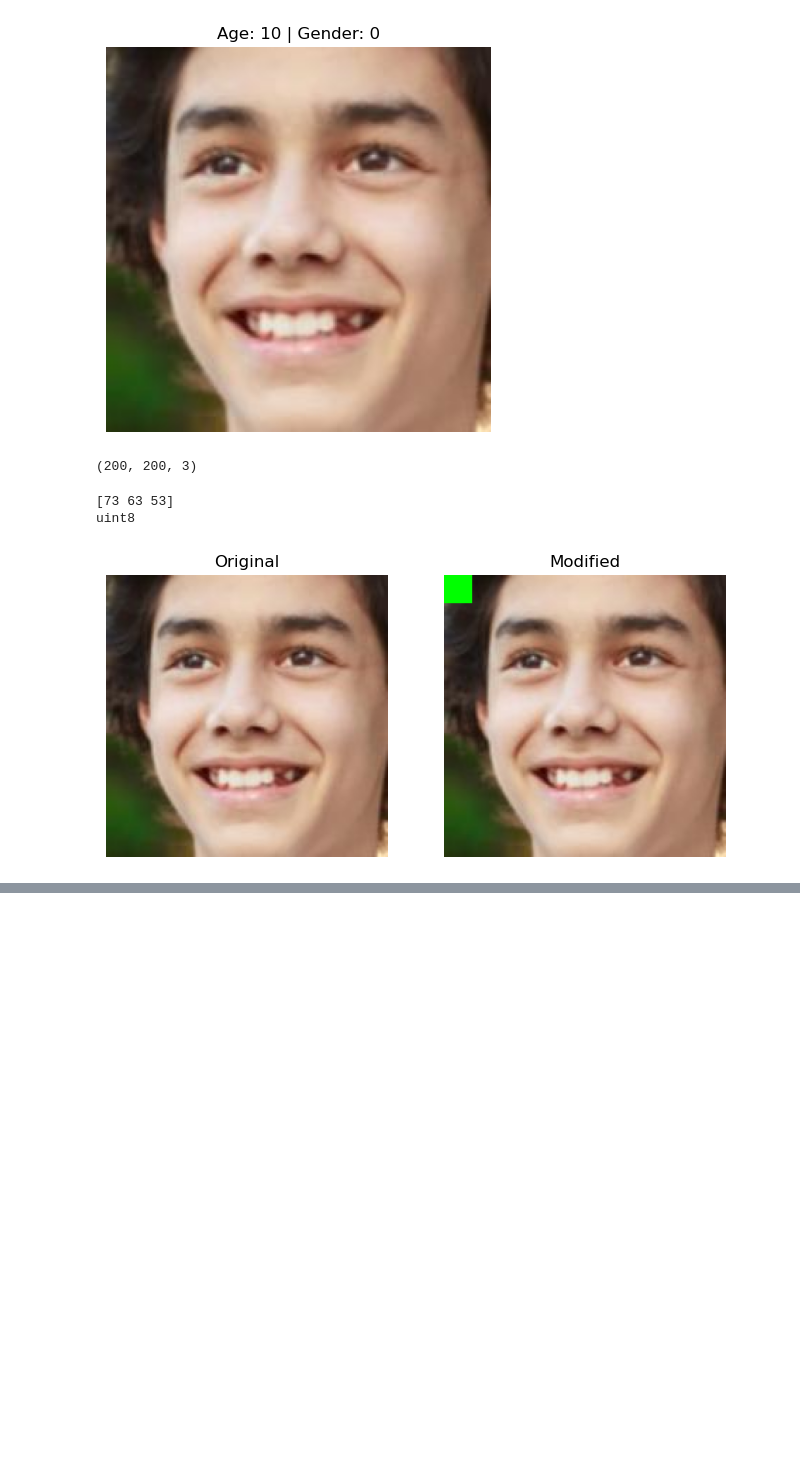
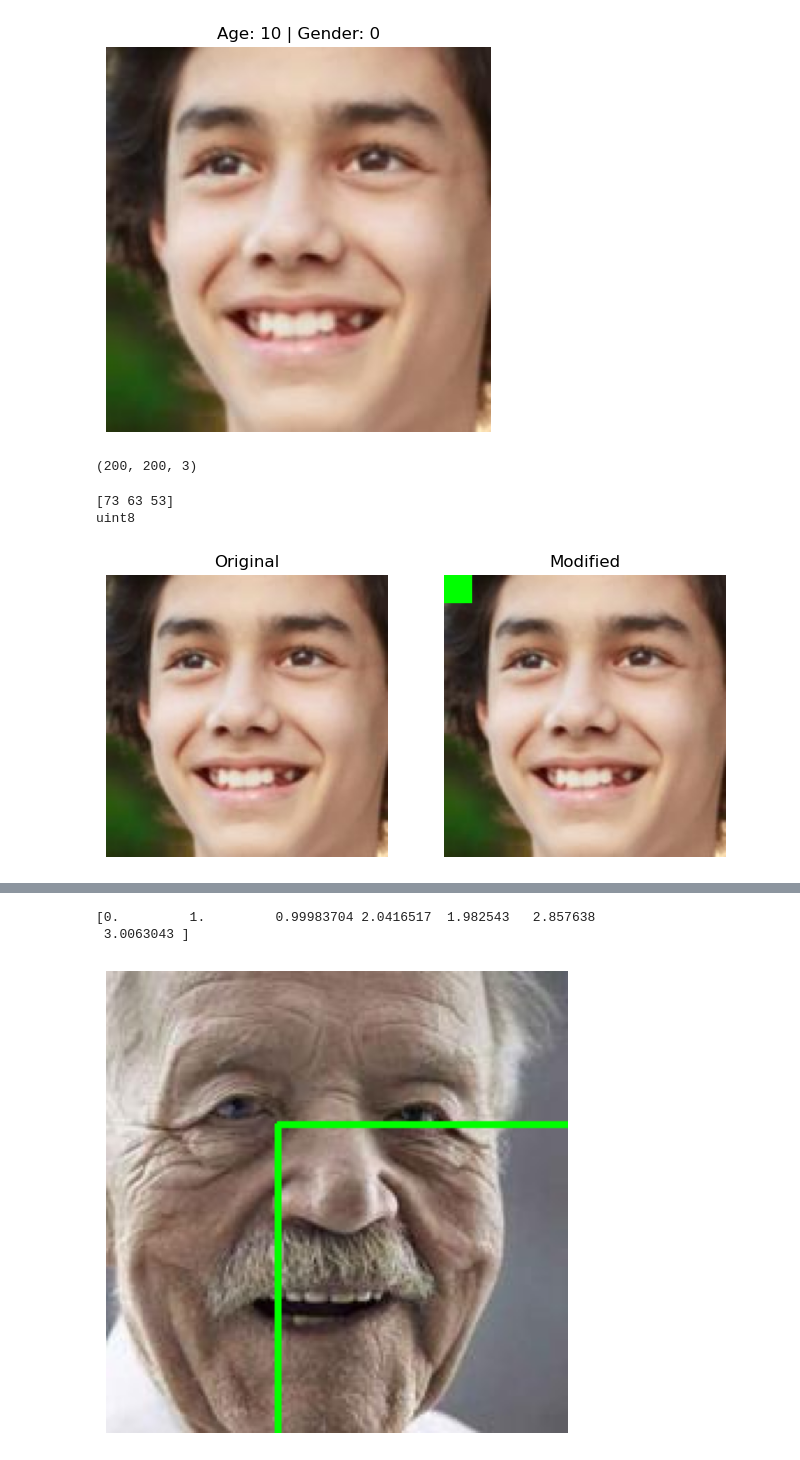
Before and after one commit to adri-chak/Gender-and-Age-Detector, a Jupyter notebook: GAdetector.ipynb, the cells around one changed output, grey strips where cells are left out. Drawn from its saved outputs; the diff is of its cells as text; code cells hidden in the pictures; blank space fills up the shorter version.

Commit message:
Models loaded and tesing

```diff
--- a/GAdetector.ipynb
+++ b/GAdetector.ipynb
@@ -150,0 +162,17 @@ plt.show()
+# %%
+faceNet=cv2.dnn.readNet(
+    "models/opencv_face_detector_uint8.pb",
+    "models/opencv_face_detector.pbtxt"
+)
+
+ageNet=cv2.dnn.readNet(
+    "models/age_net.caffemodel",
+    "models/age_deploy.prototxt"
+)
+
+genderNet=cv2.dnn.readNet(
+    "models/gender_net.caffemodel",
+    "models/gender_deploy.prototxt"
+)
+
+print("All models loaded successfully!")
@@ -150,0 +208,48 @@ plt.show()
+# %%
+print(detections[0,0,0])
+# %% [output]
+[0.         1.         0.99983704 2.0416517  1.982543   2.857638
+ 3.0063043 ]
+# %%
+img=cv2.imread("dataset/" + df.iloc[0]["filename"])
+
+h,w=img.shape[:2]
+
+blob=cv2.dnn.blobFromImage(
+    img,
+    1.0,
+    (300,300),
+    [104,117,123],
+    swapRB=False
+)
+
+faceNet.setInput(blob)
+detections=faceNet.forward()
+
+for i in range(detections.shape[2]):
+
+    confidence=detections[0,0,i,2]
+
+    if confidence>0.7:
+
+        x1 = int(detections[0,0,i,3] * w)
+        y1 = int(detections[0,0,i,4] * h)
+        x2 = int(detections[0,0,i,5] * w)
+        y2 = int(detections[0,0,i,6] * h)
+
+        cv2.rectangle(
+            img,
+            (x1,y1),
+            (x2,y2),
+            (0,255,0),
+            2
+        )
+
+img=cv2.cvtColor(img, cv2.COLOR_BGR2RGB)
+
+plt.figure(figsize=(6,6))
+plt.imshow(img)
+plt.axis("off")
+plt.show()
+# %% [output]
+[figure, added]
```
Also changed, not shown: parts of 4 cells of this notebook, 1 other file.
